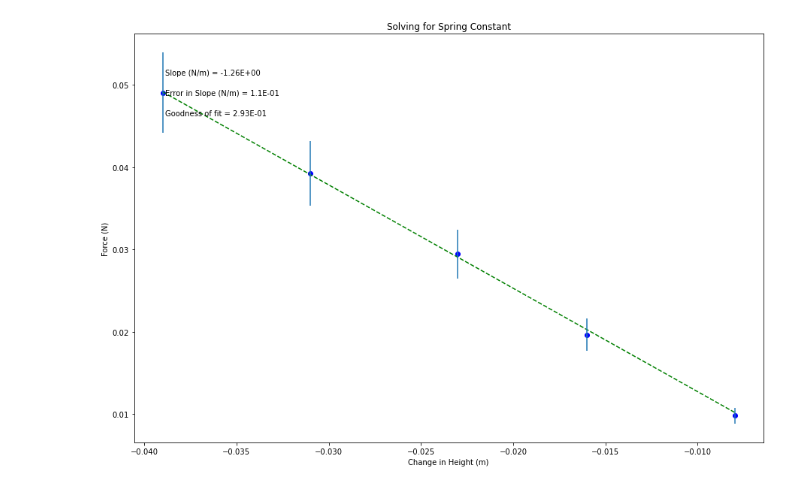
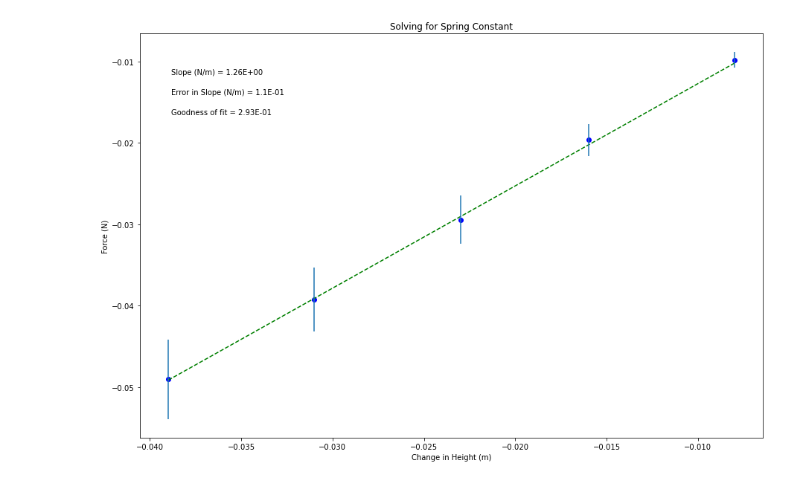
Before and after one commit to Leahtsuno/Labs, a Jupyter notebook: MagneticForceK.ipynb, the cells around one changed output. Cells and saved outputs as stored; diff of their text form; code cells hidden in the pictures.

```diff
--- a/MagneticForceK.ipynb
+++ b/MagneticForceK.ipynb
@@ -14,7 +14,7 @@ import matplotlib.pyplot as plt
 #CHANGE THE VARIABLE NAMES and numbers to match your data
 
 dz = np.array([-0.008, -0.016, -0.023, -0.031, -0.039]) #what are units? Meters
-force = np.array([0.00981, 0.01962, 0.02943, 0.03924, 0.04905]) #what are units? Newtons
+force = np.array([-0.00981, -0.01962, -0.02943, -0.03924, -0.04905]) #what are units? Newtons
 
 
 #-----------------------------------------------------------------------#
@@ -86,31 +86,31 @@ elif annotation_placement==3 or annotation_placement==4:
     ypos=[.2,.15,.1]
 
 #-----------------------------------------------------------------------#
 #Don't need to change anything in this section!
 
 #Plot data on graph. Plot error bars and place values for slope,
 #error in slope and goodness of fit on the plot using "annotate"
 
 plt.figure(figsize=(15,10))
 
 plt.plot(x, fit, color='green', linestyle='--')
 plt.scatter(x, y, color='blue', marker='o')
 
 plt.xlabel(x_label)
 plt.ylabel(y_label)
 plt.title(plot_title)
 
 plt.errorbar(x, y, yerr=dy, xerr=None, fmt="none") #don't need to plot x error bars
 
 plt.annotate('Slope ({}) = {value:.{digits}E}'.format(slope_units,value=m, digits=2),
              (xpos, ypos[0]), xycoords='axes fraction')
 
 plt.annotate('Error in Slope ({}) = {value:.{digits}E}'.format(slope_units,value=dm, digits=1),
              (xpos, ypos[1]), xycoords='axes fraction')
 
 plt.annotate('Goodness of fit = {value:.{digits}E}'.format(value=N, digits=2),
              (xpos, ypos[2]), xycoords='axes fraction')
 
 plt.show()
 # %% [output]
-[figure, old version]
+[figure, new version]
```
Also changed, not shown: 1 other file.
